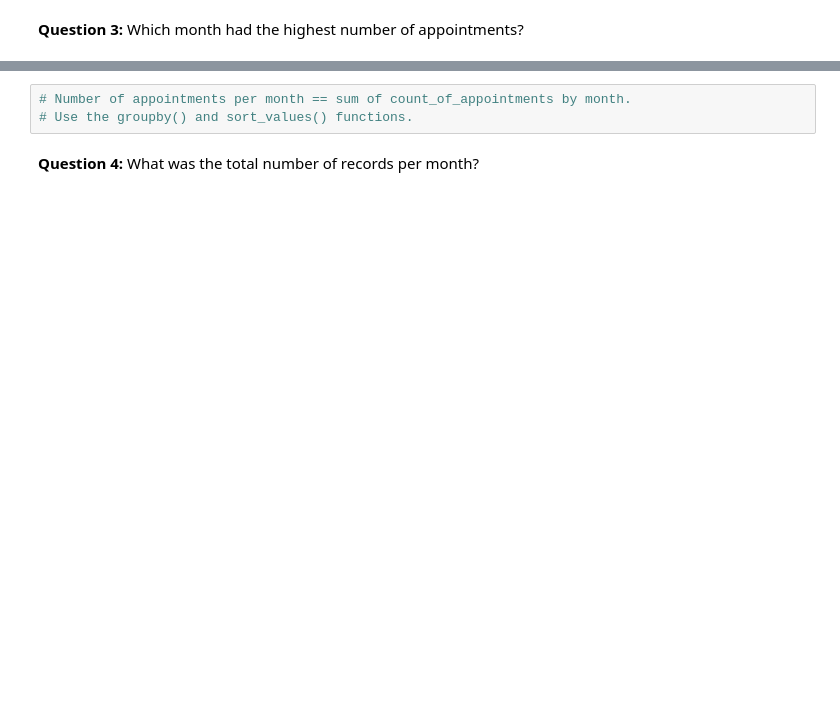
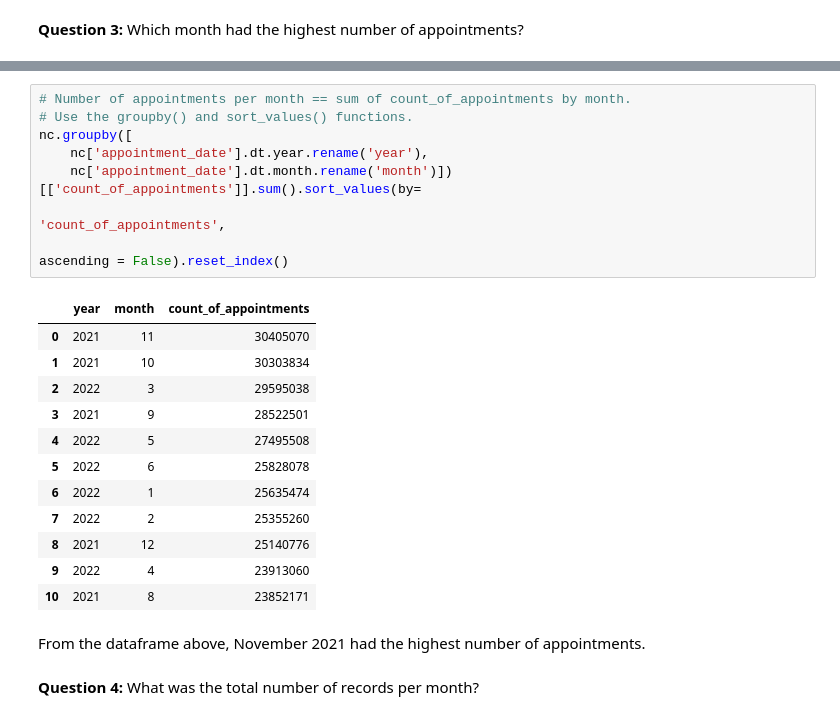
Before and after one commit to angjiashin/LSE_DA_NHS_analysis, a Jupyter notebook: Ang_JiaShin_DA201_Assignment_Notebook.ipynb, the cells around one changed output, grey strips where cells are left out. Saved outputs shown, nothing was run; the diff lists cells and outputs as text; blank space fills up the shorter version.

```diff
--- a/Ang_JiaShin_DA201_Assignment_Notebook.ipynb
+++ b/Ang_JiaShin_DA201_Assignment_Notebook.ipynb
@@ -395,6 +471,26 @@ Name: appointment_status, dtype: int64
 # %%
 # Number of appointments per month == sum of count_of_appointments by month.
 # Use the groupby() and sort_values() functions.
+nc.groupby([
+    nc['appointment_date'].dt.year.rename('year'),
+    nc['appointment_date'].dt.month.rename('month')])[['count_of_appointments']].sum().sort_values(by=
+                                                                                                   'count_of_appointments',
+                                                                                                    ascending = False).reset_index()
+# %% [output]
+|  | year | month | count_of_appointments |
+| 0 | 2021 | 11 | 30405070 |
+| 1 | 2021 | 10 | 30303834 |
+| 2 | 2022 | 3 | 29595038 |
+| 3 | 2021 | 9 | 28522501 |
+| 4 | 2022 | 5 | 27495508 |
+| 5 | 2022 | 6 | 25828078 |
+| 6 | 2022 | 1 | 25635474 |
+| 7 | 2022 | 2 | 25355260 |
+| 8 | 2021 | 12 | 25140776 |
+| 9 | 2022 | 4 | 23913060 |
+| 10 | 2021 | 8 | 23852171 |
+# %% [markdown]
+From the dataframe above, November 2021 had the highest number of appointments.
 # %% [markdown]
 **Question 4:** What was the total number of records per month?
 # %%
```
Also changed, not shown: parts of 48 cells of this notebook.
